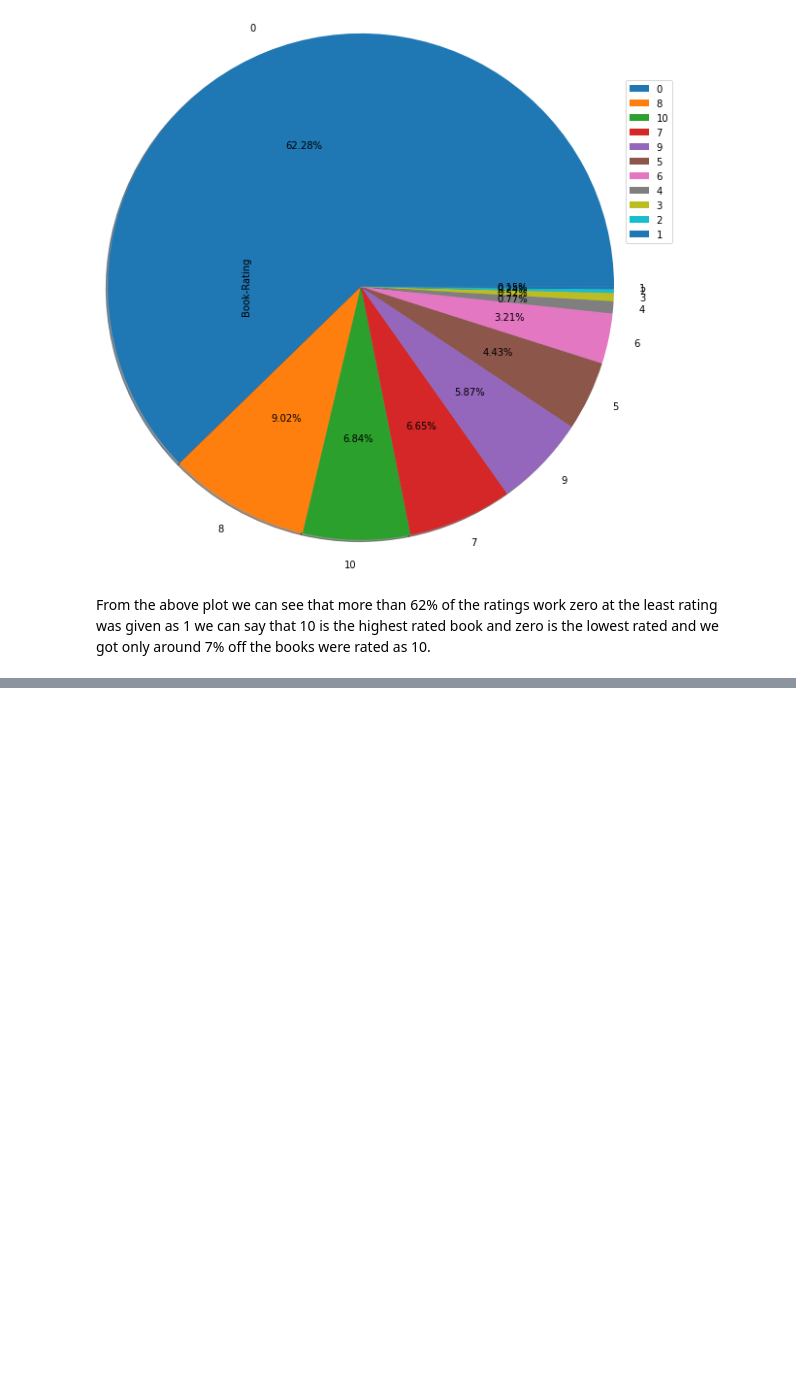
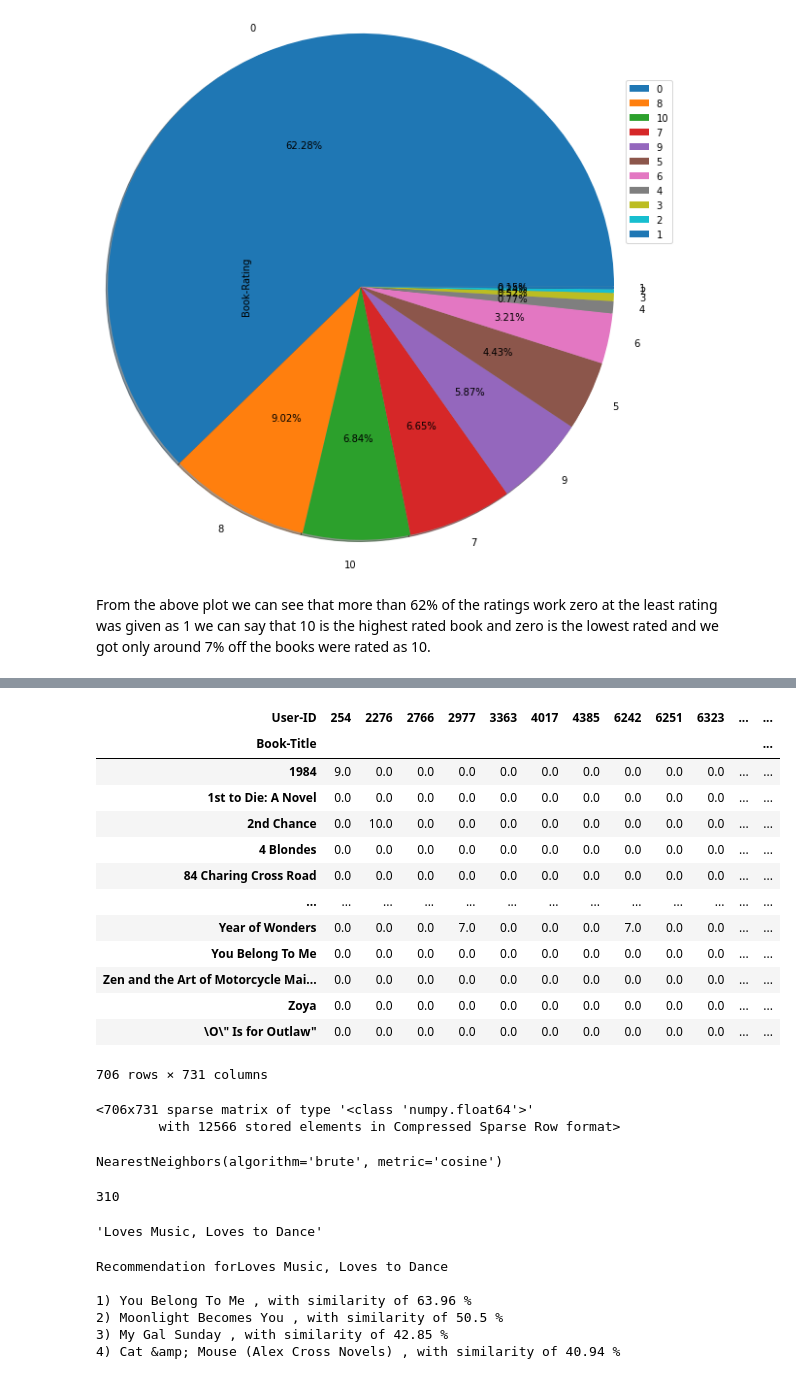
Before and after one commit to shyamsundar-v/Book-Recommendation-System, a Jupyter notebook: Book_Recommendation_System.ipynb, the cells around one changed output, grey strips where cells are left out. Cells and saved outputs as stored; diff of their text form; code cells hidden in the pictures; blank space fills up the shorter version.

```diff
--- a/Book_Recommendation_System.ipynb
+++ b/Book_Recommendation_System.ipynb
@@ -461,0 +559,4 @@ Length: 105283, dtype: int64
+# %%
+bookRating_with_totalRatingCount_df =  combine_book_rating.merge(book_rating_count_df, on='Book-Title', how='left')
+print(bookRating_with_totalRatingCount_df.shape)
+bookRating_with_totalRatingCount_df.head()
@@ -461,0 +585,6 @@ Length: 105283, dtype: int64
+# %%
+
+popularity_threshold = 50
+highly_rated_books_df = bookRating_with_totalRatingCount_df[bookRating_with_totalRatingCount_df['Total Rating Count'] > popularity_threshold]
+print(highly_rated_books_df.shape)
+highly_rated_books_df.describe()
@@ -461,0 +606,3 @@ Length: 105283, dtype: int64
+# %%
+combined_df = highly_rated_books_df.merge(users_df, on='User-ID', how='left')
+combined_df.head()
@@ -461,0 +616,4 @@ Length: 105283, dtype: int64
+# %%
+usa_canada_users_df = combined_df[combined_df['Location'].str.contains("usa|canada",na=False)]
+print(usa_canada_users_df.shape)
+usa_canada_users_df.head()
@@ -461,0 +643,58 @@ Length: 105283, dtype: int64
+# %%
+from scipy.sparse import csr_matrix
+
+usa_canada_users_df = usa_canada_users_df.drop_duplicates(['User-ID', 'Book-Title'])
+usa_canada_users_pivot = usa_canada_users_df.pivot(index = 'Book-Title', columns = 'User-ID', values = 'Book-Rating').fillna(0)
+
+usa_canada_users_pivot
+# %% [output]
+| User-ID | 254 | 2276 | 2766 | 2977 | 3363 | 4017 | 4385 | 6242 | 6251 | 6323 | ... | ... |
+| Book-Title |  |  |  |  |  |  |  |  |  |  |  | ... |
+| 1984 | 9.0 | 0.0 | 0.0 | 0.0 | 0.0 | 0.0 | 0.0 | 0.0 | 0.0 | 0.0 | ... | ... |
+| 1st to Die: A Novel | 0.0 | 0.0 | 0.0 | 0.0 | 0.0 | 0.0 | 0.0 | 0.0 | 0.0 | 0.0 | ... | ... |
+| 2nd Chance | 0.0 | 10.0 | 0.0 | 0.0 | 0.0 | 0.0 | 0.0 | 0.0 | 0.0 | 0.0 | ... | ... |
+| 4 Blondes | 0.0 | 0.0 | 0.0 | 0.0 | 0.0 | 0.0 | 0.0 | 0.0 | 0.0 | 0.0 | ... | ... |
+| 84 Charing Cross Road | 0.0 | 0.0 | 0.0 | 0.0 | 0.0 | 0.0 | 0.0 | 0.0 | 0.0 | 0.0 | ... | ... |
+| ... | ... | ... | ... | ... | ... | ... | ... | ... | ... | ... | ... | ... |
+| Year of Wonders | 0.0 | 0.0 | 0.0 | 7.0 | 0.0 | 0.0 | 0.0 | 7.0 | 0.0 | 0.0 | ... | ... |
+| You Belong To Me | 0.0 | 0.0 | 0.0 | 0.0 | 0.0 | 0.0 | 0.0 | 0.0 | 0.0 | 0.0 | ... | ... |
+| Zen and the Art of Motorcycle Mai... | 0.0 | 0.0 | 0.0 | 0.0 | 0.0 | 0.0 | 0.0 | 0.0 | 0.0 | 0.0 | ... | ... |
+| Zoya | 0.0 | 0.0 | 0.0 | 0.0 | 0.0 | 0.0 | 0.0 | 0.0 | 0.0 | 0.0 | ... | ... |
+| \O\" Is for Outlaw" | 0.0 | 0.0 | 0.0 | 0.0 | 0.0 | 0.0 | 0.0 | 0.0 | 0.0 | 0.0 | ... | ... |
+706 rows × 731 columns
+# %%
+usa_canada_users_matrix = csr_matrix(usa_canada_users_pivot.values)
+usa_canada_users_matrix
+# %% [output]
+<706x731 sparse matrix of type '<class 'numpy.float64'>'
+        with 12566 stored elements in Compressed Sparse Row format>
+# %%
+from sklearn.neighbors import NearestNeighbors
+
+model_knn = NearestNeighbors(metric = 'cosine', algorithm = 'brute')
+model_knn.fit(usa_canada_users_matrix)
+# %% [output]
+NearestNeighbors(algorithm='brute', metric='cosine')
+# %%
+query_index = np.random.choice(usa_canada_users_pivot.shape[0])
+print(query_index)
+distances, indices = model_knn.kneighbors(usa_canada_users_pivot.iloc[query_index, :].values.reshape(1, -1), n_neighbors = 5)
+# %% [output]
+310
+# %%
+usa_canada_users_pivot.index[query_index]
+# %% [output]
+'Loves Music, Loves to Dance'
+# %%
+for i in range(0, len(distances.flatten())):
+    if i == 0:
+        print(f"Recommendation for{usa_canada_users_pivot.index[query_index]}\n")
+    else:
+        print(f"{i}) {usa_canada_users_pivot.index[indices.flatten()[i]]} , with similarity of {round((1 - distances.flatten()[i]) * 100, 2)} %" )
+# %% [output]
+Recommendation forLoves Music, Loves to Dance
+
+1) You Belong To Me , with similarity of 63.96 %
+2) Moonlight Becomes You , with similarity of 50.5 %
+3) My Gal Sunday , with similarity of 42.85 %
+4) Cat &amp; Mouse (Alex Cross Novels) , with similarity of 40.94 %
```
Also changed, not shown: parts of 24 cells of this notebook.
